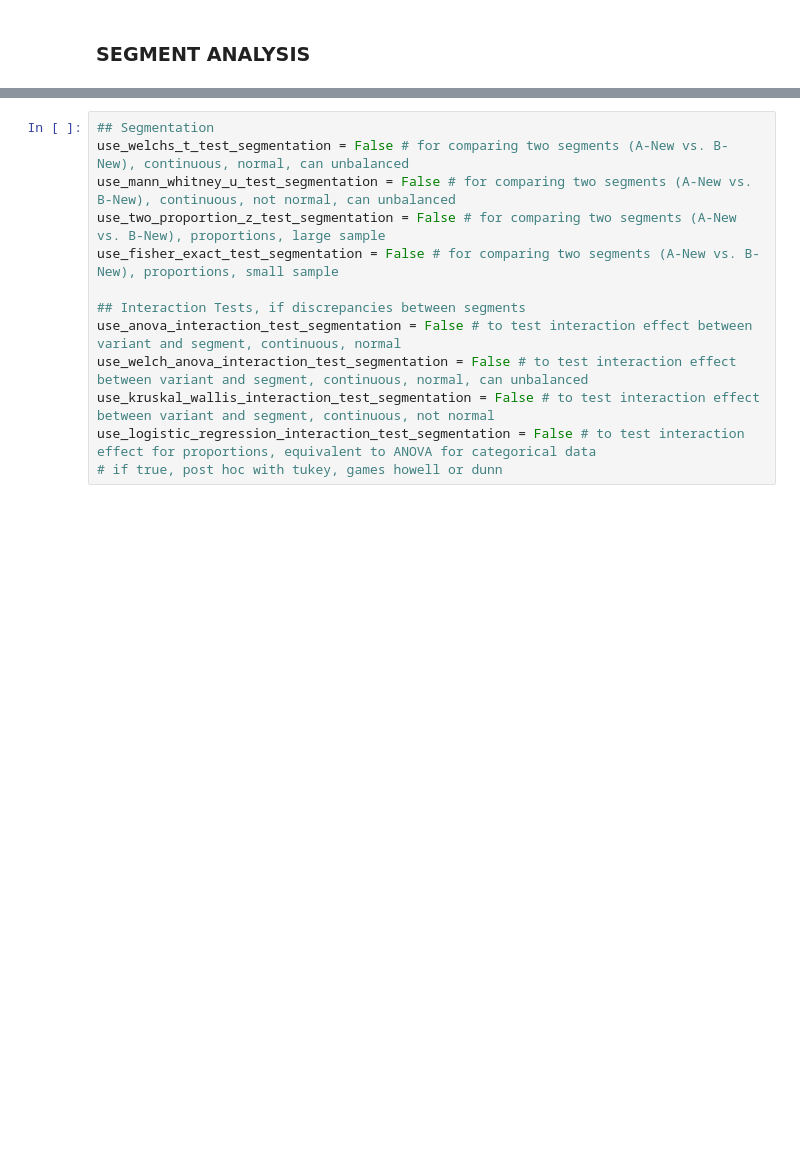
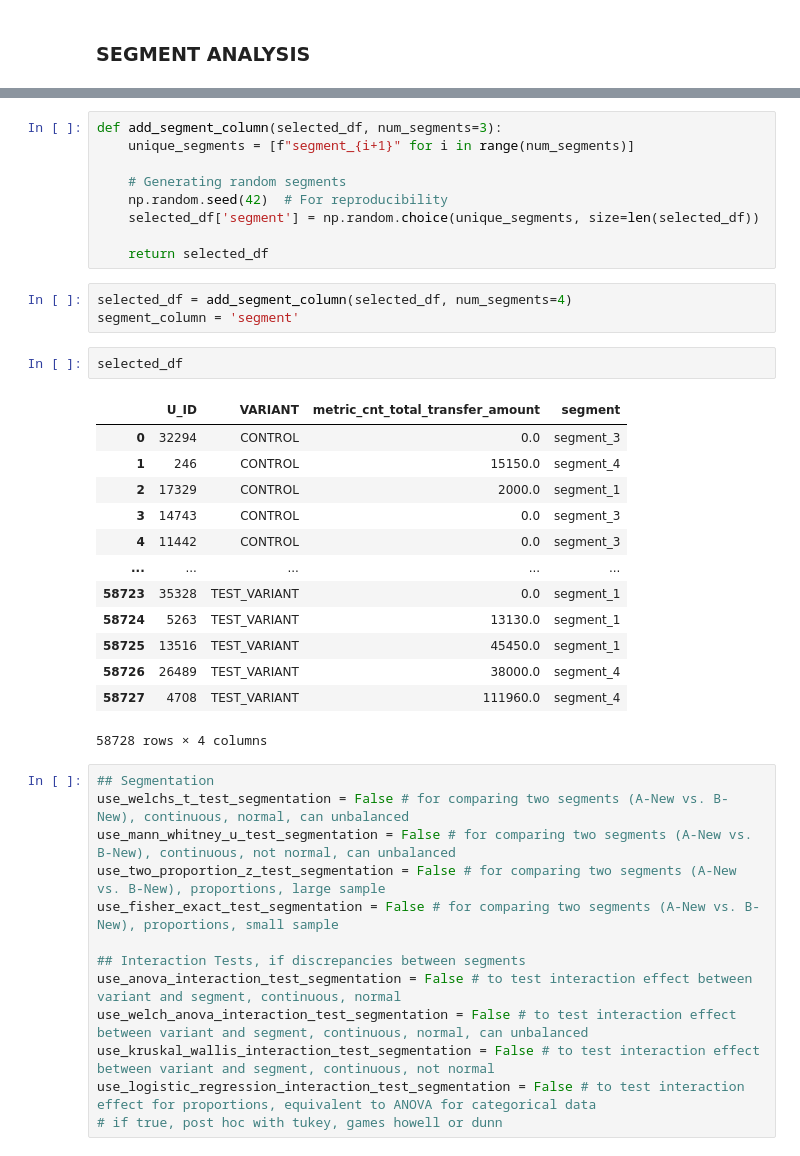
Before and after one commit to EAlmazanG/ab-test-framework, a Jupyter notebook: notebooks/ab-test_framework_template.ipynb, the cells around one changed output, grey strips where cells are left out. Drawn from its saved outputs; the diff is of its cells as text; blank space fills up the shorter version.

Commit message:
add custom segments

```diff
--- a/notebooks/ab-test_framework_template.ipynb
+++ b/notebooks/ab-test_framework_template.ipynb
@@ -1186,3 +1205,31 @@ apply_additional_tests(ab_test_config, selected_df, variant_column, metric_colum
+# %%
+def add_segment_column(selected_df, num_segments=3):
+    unique_segments = [f"segment_{i+1}" for i in range(num_segments)]
+
+    # Generating random segments
+    np.random.seed(42)  # For reproducibility
+    selected_df['segment'] = np.random.choice(unique_segments, size=len(selected_df))
+
+    return selected_df
+# %%
+selected_df = add_segment_column(selected_df, num_segments=4)
+segment_column = 'segment'
+# %%
+selected_df
+# %% [output]
+|  | U_ID | VARIANT | metric_cnt_total_transfer_amount | segment |
+| 0 | 32294 | CONTROL | 0.0 | segment_3 |
+| 1 | 246 | CONTROL | 15150.0 | segment_4 |
+| 2 | 17329 | CONTROL | 2000.0 | segment_1 |
+| 3 | 14743 | CONTROL | 0.0 | segment_3 |
+| 4 | 11442 | CONTROL | 0.0 | segment_3 |
+| ... | ... | ... | ... | ... |
+| 58723 | 35328 | TEST_VARIANT | 0.0 | segment_1 |
+| 58724 | 5263 | TEST_VARIANT | 13130.0 | segment_1 |
+| 58725 | 13516 | TEST_VARIANT | 45450.0 | segment_1 |
+| 58726 | 26489 | TEST_VARIANT | 38000.0 | segment_4 |
+| 58727 | 4708 | TEST_VARIANT | 111960.0 | segment_4 |
+58728 rows × 4 columns
 # %%
 ## Segmentation
 use_welchs_t_test_segmentation = False # for comparing two segments (A-New vs. B-New), continuous, normal, can unbalanced
```
Also changed, not shown: parts of 1 cell of this notebook.
